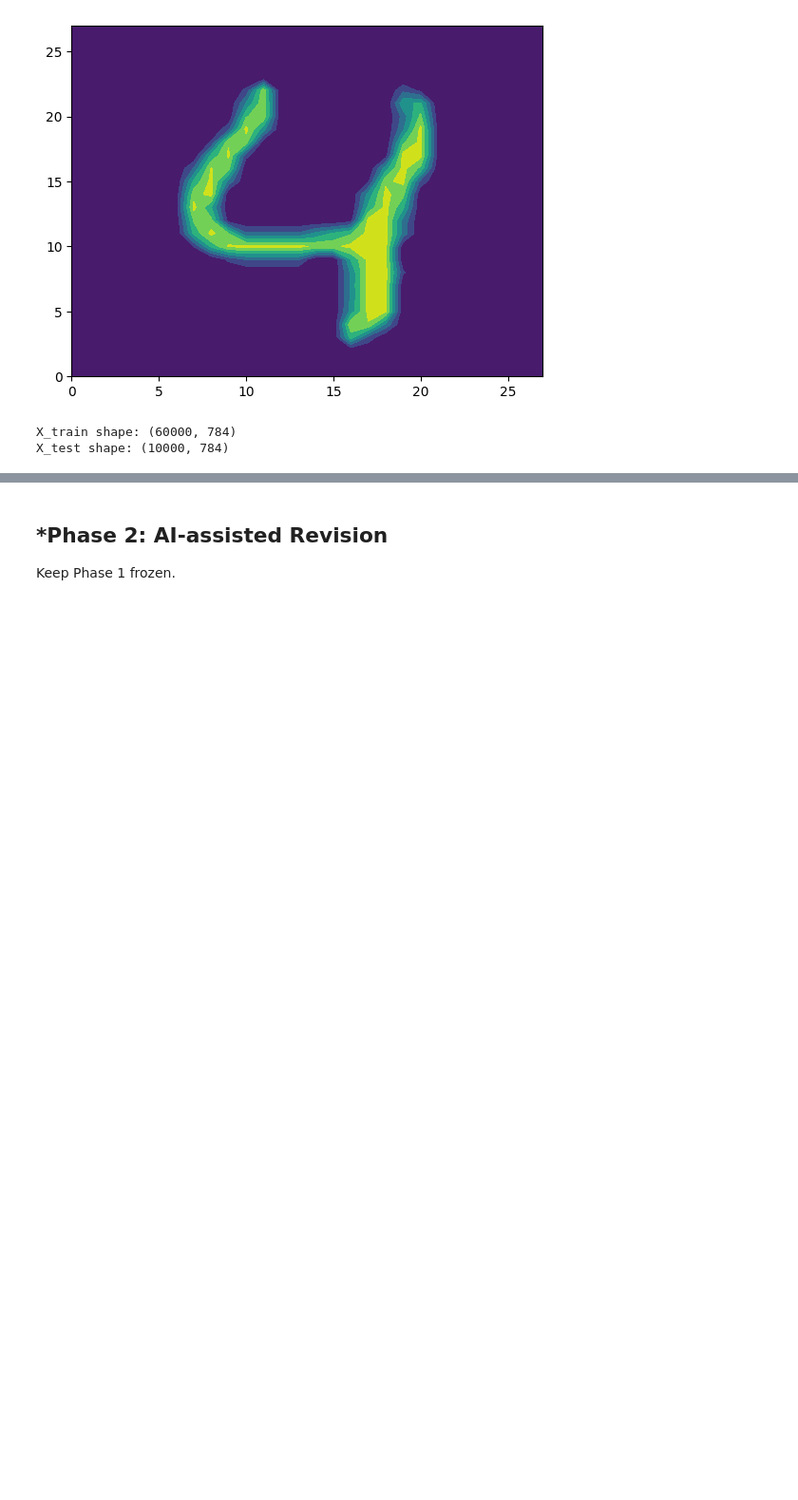
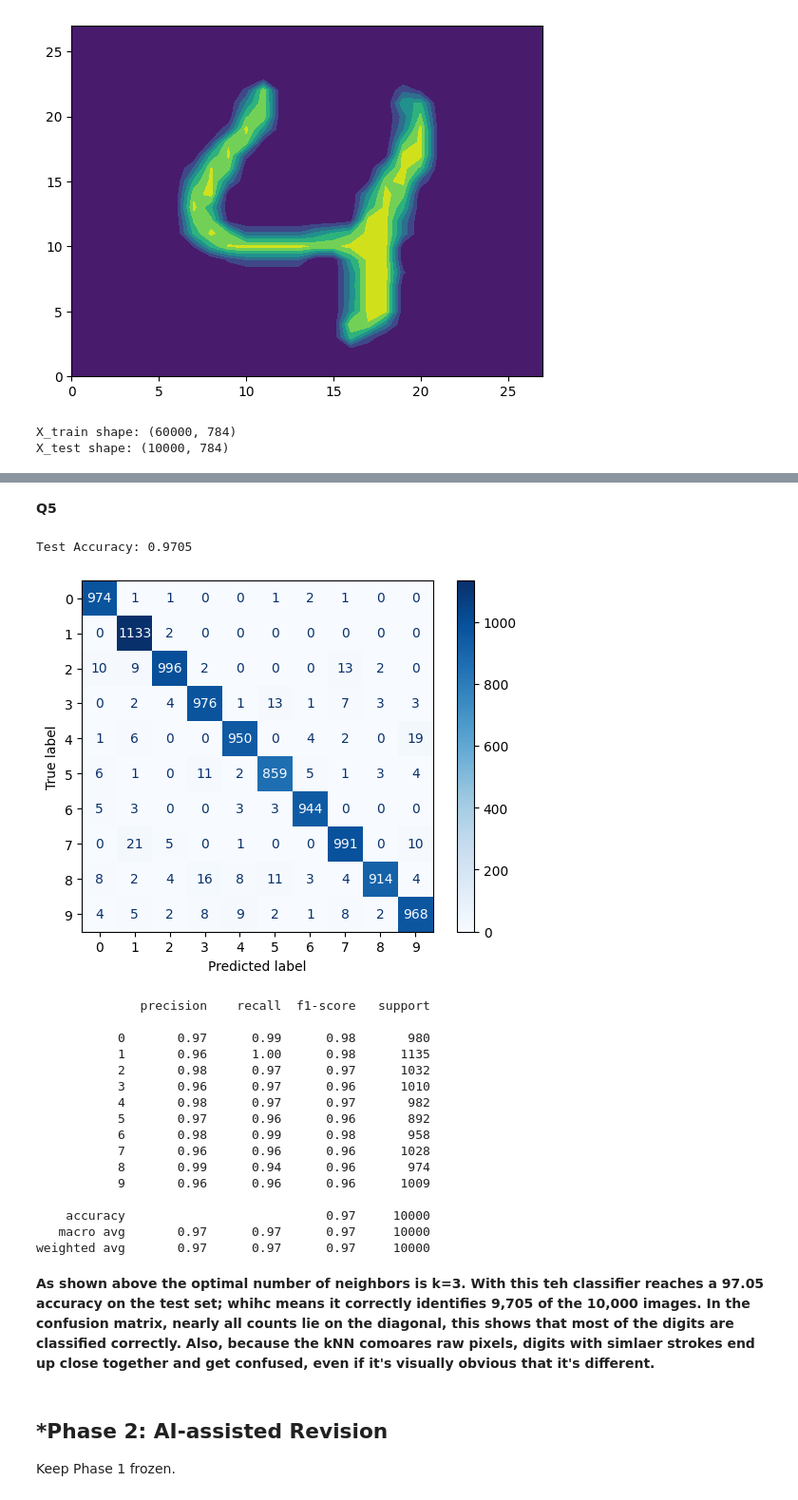
Before and after one commit to mcablayanna/L01-cv, a Jupyter notebook: notebook.ipynb, the cells around one changed output, grey strips where cells are left out. Shown at 95% size. Cells and saved outputs as stored; diff of their text form; code cells hidden in the pictures; blank space fills up the shorter version.

```diff
--- a/notebook.ipynb
+++ b/notebook.ipynb
@@ -272,3 +304,38 @@ X_test shape: (10000, 784)
+# %% [markdown]
+**Q5**
+# %%
+from sklearn.metrics import confusion_matrix, ConfusionMatrixDisplay, classification_report
+classification_model = KNeighborsClassifier(n_neighbors=best_k).fit(X, y_train)
+y_pred = classification_model.predict(X_test)
+
+print("Test Accuracy:", classification_model.score(X_test, y_test))
+
+cm = confusion_matrix(y_test, y_pred)
+ConfusionMatrixDisplay(cm, display_labels = range(10)).plot(cmap = "Blues", values_format = "d")
+plt.show()
+
+print(classification_report(y_test, y_pred))
+# %% [output]
+Test Accuracy: 0.9705
+[figure, added]
+              precision    recall  f1-score   support
+
+           0       0.97      0.99      0.98       980
+           1       0.96      1.00      0.98      1135
+           2       0.98      0.97      0.97      1032
+           3       0.96      0.97      0.96      1010
+           4       0.98      0.97      0.97       982
+           5       0.97      0.96      0.96       892
+           6       0.98      0.99      0.98       958
+           7       0.96      0.96      0.96      1028
+           8       0.99      0.94      0.96       974
+           9       0.96      0.96      0.96      1009
+
+    accuracy                           0.97     10000
+   macro avg       0.97      0.97      0.97     10000
+weighted avg       0.97      0.97      0.97     10000
+# %% [markdown]
+**As shown above the optimal number of neighbors is k=3. With this teh classifier reaches a 97.05 accuracy on the test set; whihc means it correctly identifies 9,705 of the 10,000 images. In the confusion matrix, nearly all counts lie on the diagonal, this shows that most of the digits are classified correctly. Also, because the kNN comoares raw pixels, digits with simlaer strokes end up close together and get confused, even if it's visually obvious that it's different.**
 # %% [markdown]
 ## *Phase 2: AI-assisted Revision
 Keep Phase 1 frozen.
```
Also changed, not shown: parts of 2 cells of this notebook.
